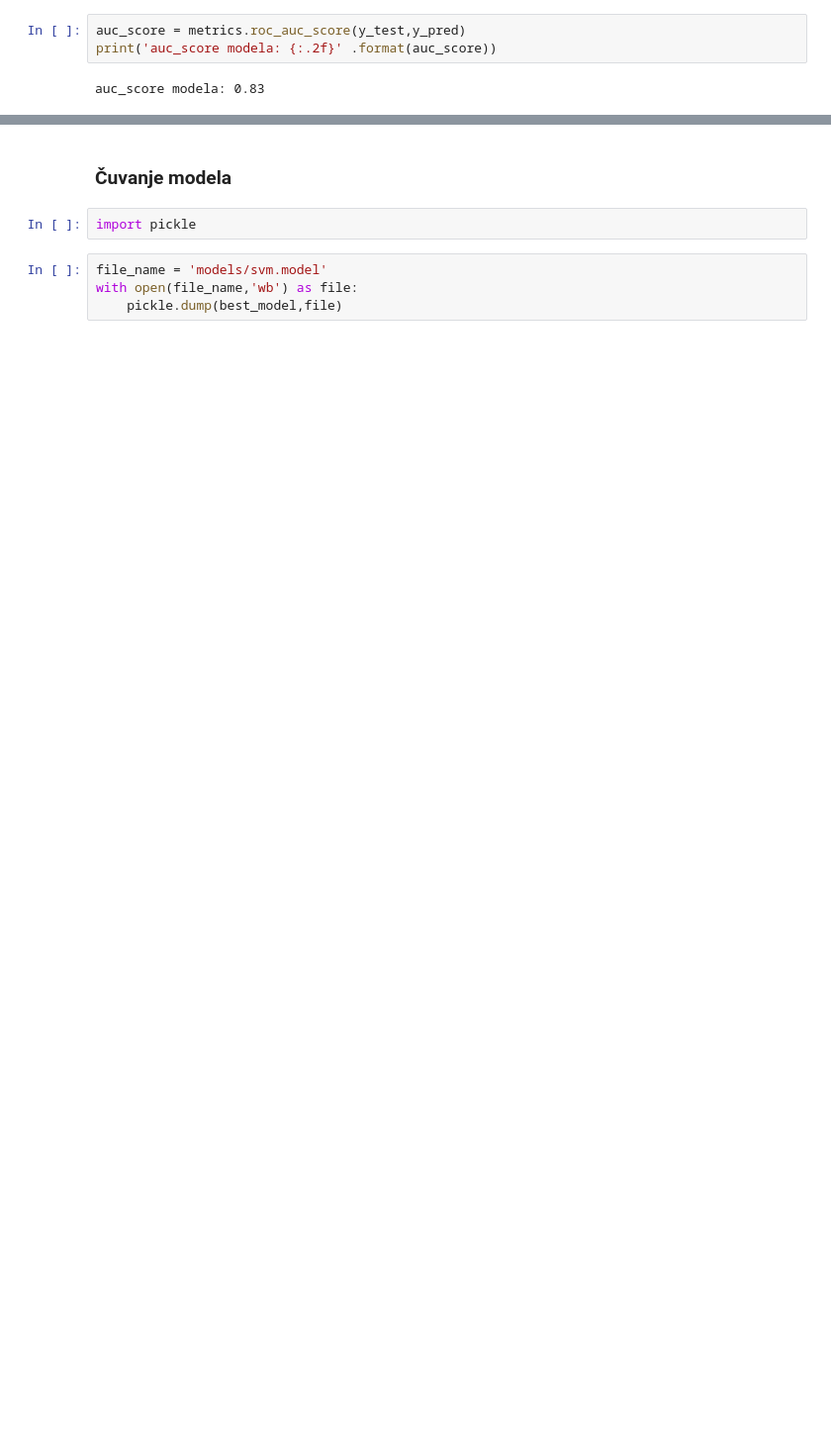
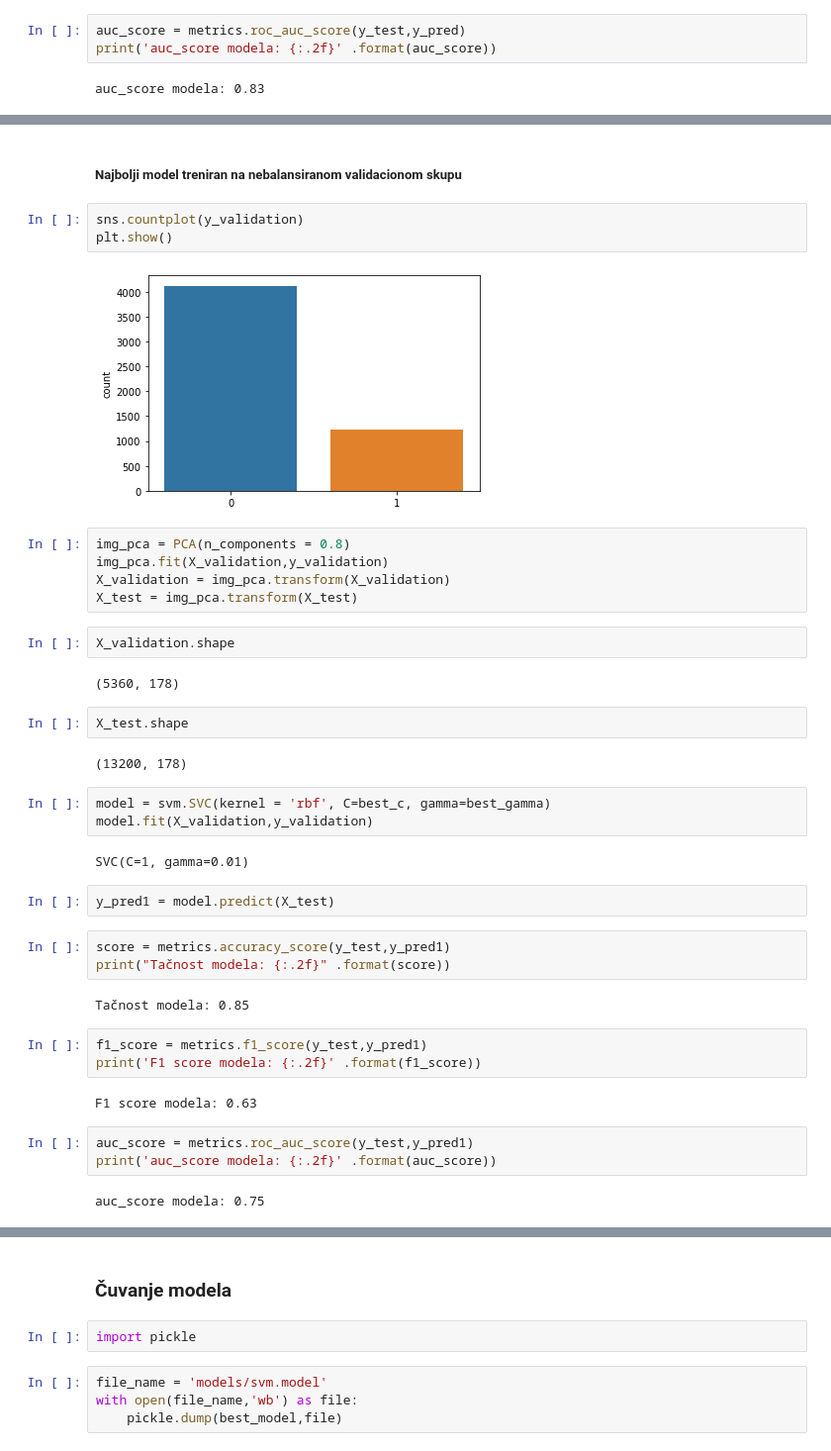
Before and after one commit to ana-96/CNN-and-Analysis-of-Cancer-Imaginary, a Jupyter notebook: svm.ipynb, the cells around one changed output, grey strips where cells are left out. Shown at 99% size. Drawn from its saved outputs; the diff is of its cells as text; blank space fills up the shorter version.

```diff
--- a/svm.ipynb
+++ b/svm.ipynb
@@ -228,0 +237,42 @@ plt.show()
+# %% [markdown]
+##### Najbolji model treniran na nebalansiranom validacionom skupu
+# %%
+sns.countplot(y_validation)
+plt.show()
+# %% [output]
+[figure, added]
+# %%
+img_pca = PCA(n_components = 0.8)
+img_pca.fit(X_validation,y_validation)
+X_validation = img_pca.transform(X_validation)
+X_test = img_pca.transform(X_test)
+# %%
+X_validation.shape
+# %% [output]
+(5360, 178)
+# %%
+X_test.shape
+# %% [output]
+(13200, 178)
+# %%
+model = svm.SVC(kernel = 'rbf', C=best_c, gamma=best_gamma)
+model.fit(X_validation,y_validation)
+# %% [output]
+SVC(C=1, gamma=0.01)
+# %%
+y_pred1 = model.predict(X_test)
+# %%
+score = metrics.accuracy_score(y_test,y_pred1)
+print("Tačnost modela: {:.2f}" .format(score))
+# %% [output]
+Tačnost modela: 0.85
+# %%
+f1_score = metrics.f1_score(y_test,y_pred1)
+print('F1 score modela: {:.2f}' .format(f1_score))
+# %% [output]
+F1 score modela: 0.63
+# %%
+auc_score = metrics.roc_auc_score(y_test,y_pred1)
+print('auc_score modela: {:.2f}' .format(auc_score))
+# %% [output]
+auc_score modela: 0.75
```
Also changed, not shown: parts of 30 cells of this notebook, 5 other files.
